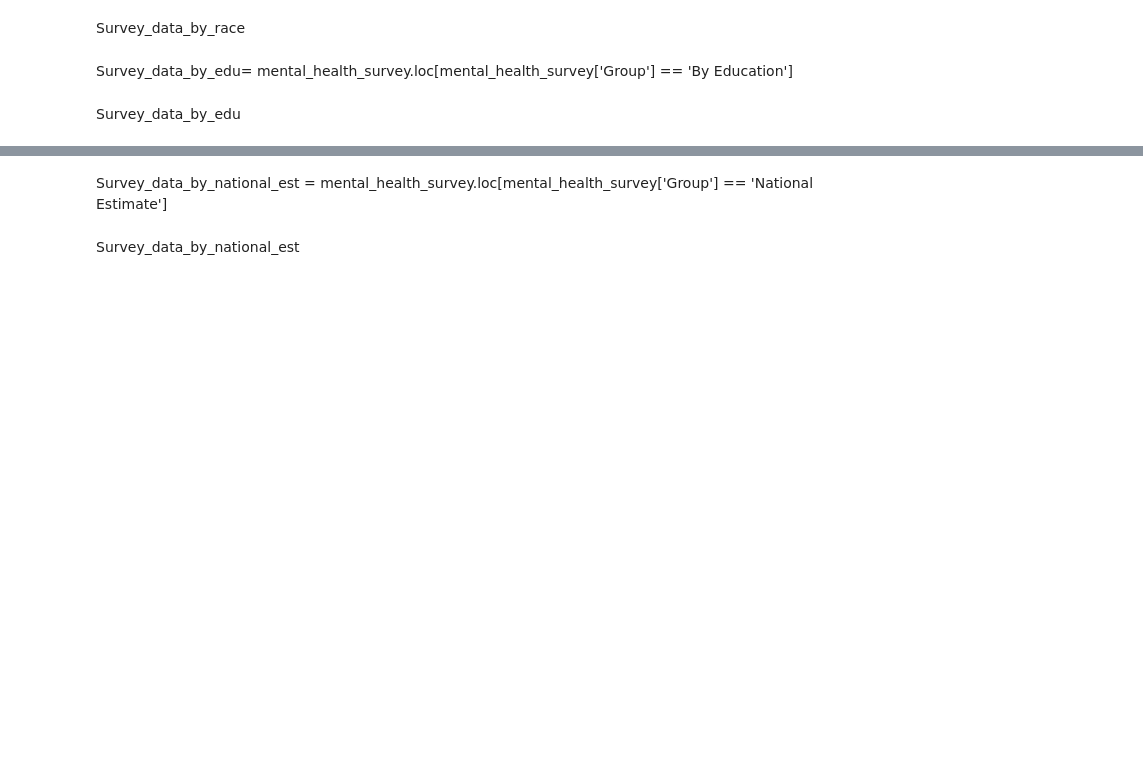
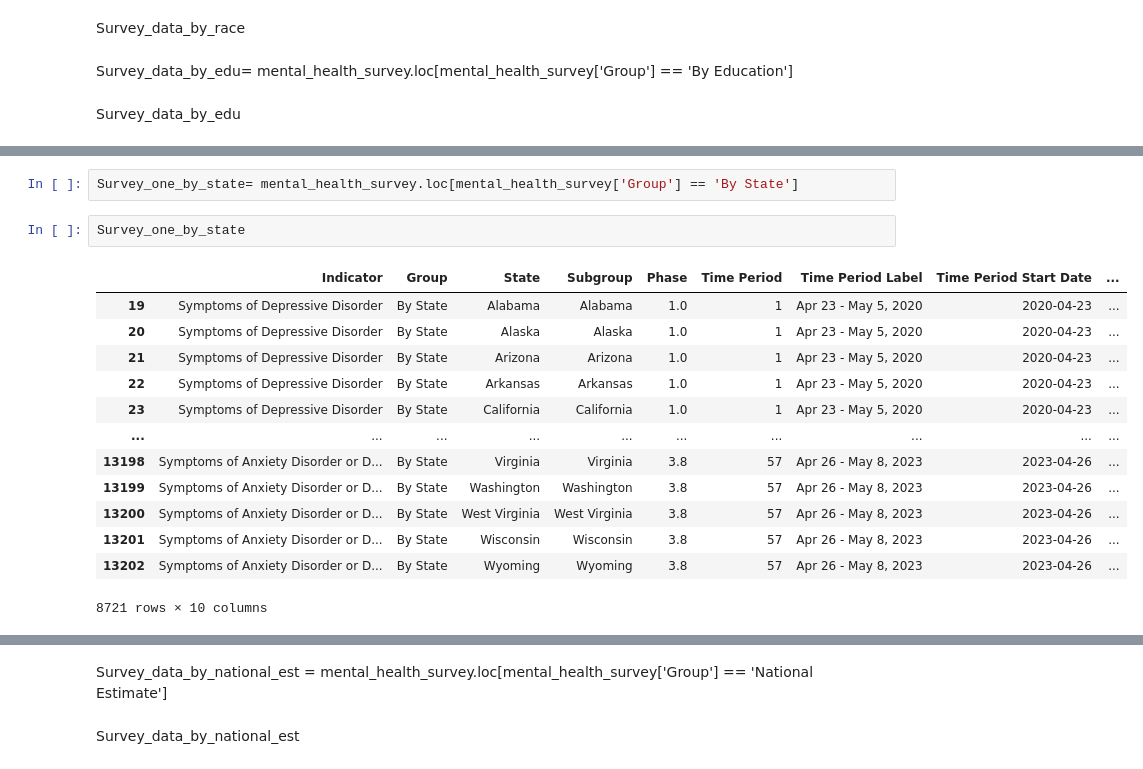
Before and after one commit to roaayousif/covid19_affects_on_mental_health, a Jupyter notebook: notebook/capstone_survey_data.ipynb, the cells around one changed output, grey strips where cells are left out. Drawn from its saved outputs; the diff is of its cells as text; blank space fills up the shorter version.

```diff
--- a/notebook/capstone_survey_data.ipynb
+++ b/notebook/capstone_survey_data.ipynb
@@ -232,0 +379,18 @@ Survey_one_by_state
+# %%
+Survey_one_by_state= mental_health_survey.loc[mental_health_survey['Group'] == 'By State']
+# %%
+Survey_one_by_state
+# %% [output]
+|  | Indicator | Group | State | Subgroup | Phase | Time Period | Time Period Label | Time Period Start Date | ... |
+| 19 | Symptoms of Depressive Disorder | By State | Alabama | Alabama | 1.0 | 1 | Apr 23 - May 5, 2020 | 2020-04-23 | ... |
+| 20 | Symptoms of Depressive Disorder | By State | Alaska | Alaska | 1.0 | 1 | Apr 23 - May 5, 2020 | 2020-04-23 | ... |
+| 21 | Symptoms of Depressive Disorder | By State | Arizona | Arizona | 1.0 | 1 | Apr 23 - May 5, 2020 | 2020-04-23 | ... |
+| 22 | Symptoms of Depressive Disorder | By State | Arkansas | Arkansas | 1.0 | 1 | Apr 23 - May 5, 2020 | 2020-04-23 | ... |
+| 23 | Symptoms of Depressive Disorder | By State | California | California | 1.0 | 1 | Apr 23 - May 5, 2020 | 2020-04-23 | ... |
+| ... | ... | ... | ... | ... | ... | ... | ... | ... | ... |
+| 13198 | Symptoms of Anxiety Disorder or D... | By State | Virginia | Virginia | 3.8 | 57 | Apr 26 - May 8, 2023 | 2023-04-26 | ... |
+| 13199 | Symptoms of Anxiety Disorder or D... | By State | Washington | Washington | 3.8 | 57 | Apr 26 - May 8, 2023 | 2023-04-26 | ... |
+| 13200 | Symptoms of Anxiety Disorder or D... | By State | West Virginia | West Virginia | 3.8 | 57 | Apr 26 - May 8, 2023 | 2023-04-26 | ... |
+| 13201 | Symptoms of Anxiety Disorder or D... | By State | Wisconsin | Wisconsin | 3.8 | 57 | Apr 26 - May 8, 2023 | 2023-04-26 | ... |
+| 13202 | Symptoms of Anxiety Disorder or D... | By State | Wyoming | Wyoming | 3.8 | 57 | Apr 26 - May 8, 2023 | 2023-04-26 | ... |
+8721 rows × 10 columns
```
Also changed, not shown: parts of 18 cells of this notebook, 15 other files.
